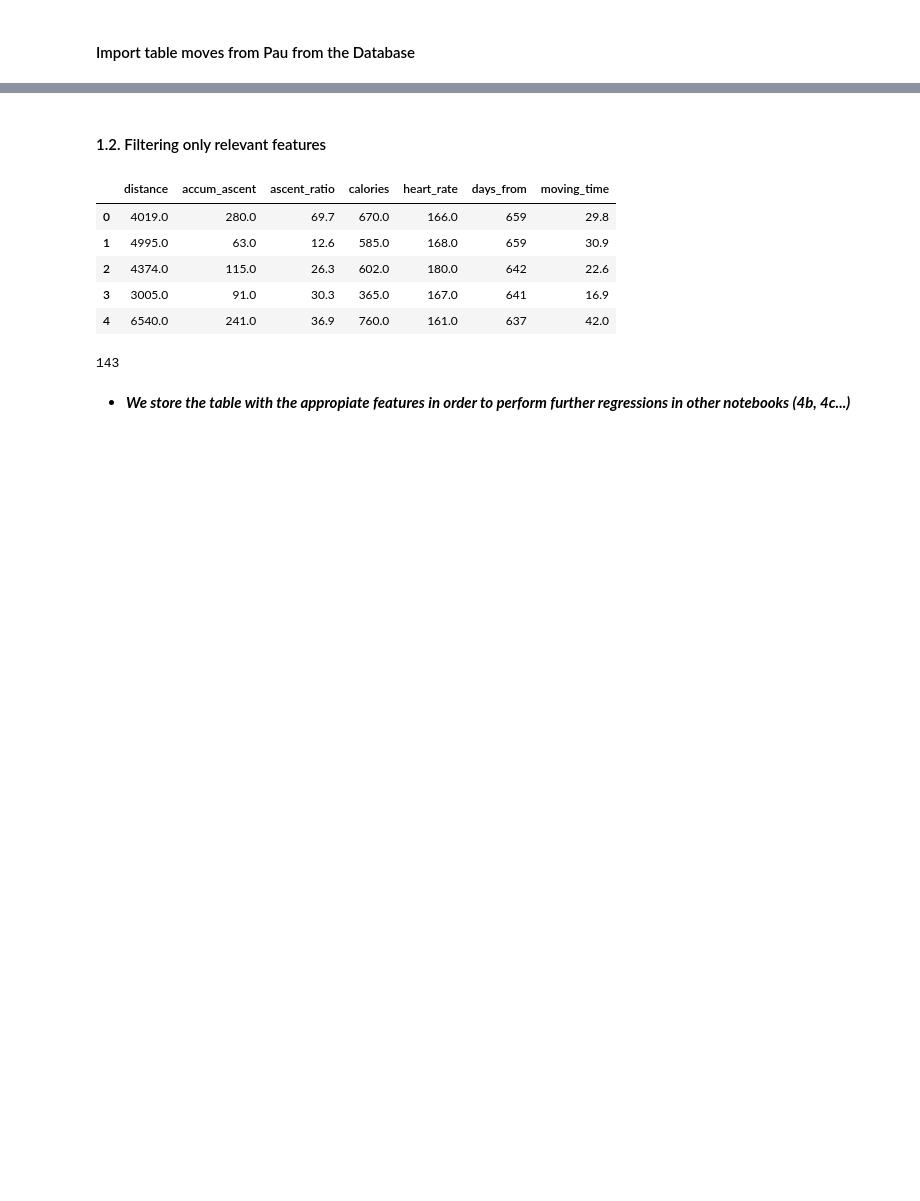
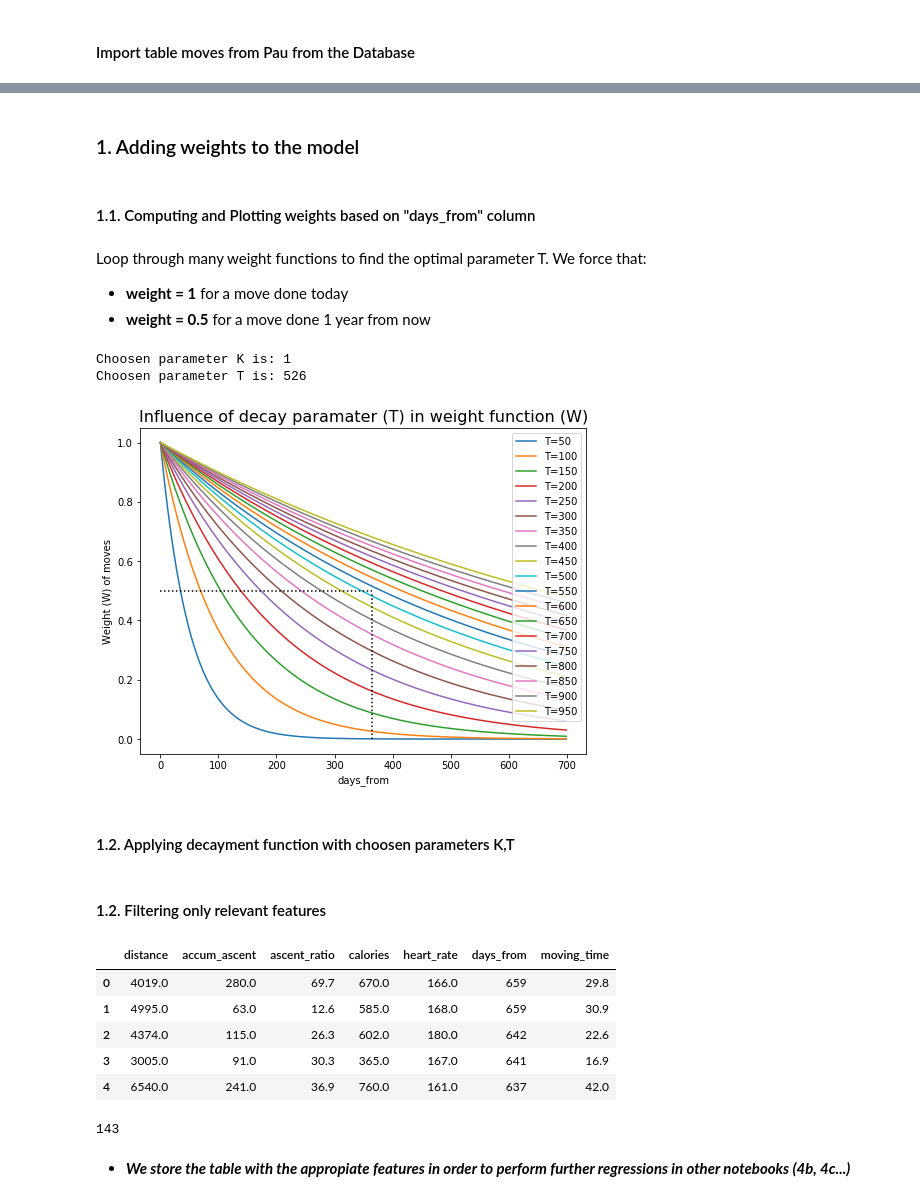
Before and after one commit to pausampietro/run_perfomance, a Jupyter notebook: 4. Regression Algorithms/4c. Regression - Weighted Linear Regression.ipynb, the cells around one changed output, grey strips where cells are left out. Cells and saved outputs as stored; diff of their text form; code cells hidden in the pictures; blank space fills up the shorter version.

Commit message:
choosen parameters for weights

```diff
--- a/4. Regression Algorithms/4c. Regression - Weighted Linear Regression.ipynb
+++ b/4. Regression Algorithms/4c. Regression - Weighted Linear Regression.ipynb
@@ -29 +38,33 @@ moves = read_table_sql('moves', Ssql)
+# %% [markdown]
+### 1. Adding weights to the model
+# %% [markdown]
+#### 1.1. Computing and Plotting weights based on "days_from" column
+# %% [markdown]
+Loop through many weight functions to find the optimal parameter T. We force that:
+* **weight = 1** for a move done today
+* **weight = 0.5** for a move done 1 year from now
+# %%
+K = 1
+x = [i for i in range(0,700)]
+plt.figure(figsize=(8,6))
+for T in range(50,1000,50):
+    y = [K * np.exp(-i/T) for i in x]
+    plt.plot(x, y)
+
+plt.title('Influence of decay paramater (T) in weight function (W)', fontsize=16)
+plt.legend([f'T={i}' for i in range(50,1000,50)], loc=1)
+plt.plot(range(365),[0.5 for i in range(365)], 'black', linestyle=':')
+plt.plot([365 for i in range(100)], [0.005*i for i in range(100)], 'black', linestyle=':')
+plt.ylabel('Weight (W) of moves')
+plt.xlabel('days_from')
+
+# Printing the choosen parameters
+print(f'Choosen parameter K is: {K}')
+print(f'Choosen parameter T is: {int(-365/np.log(0.5))}')
+# %% [output]
+Choosen parameter K is: 1
+Choosen parameter T is: 526
+[figure, added]
+# %% [markdown]
+#### 1.2. Applying decayment function with choosen parameters K,T
 # %%
```
Also changed, not shown: parts of 9 cells of this notebook.
